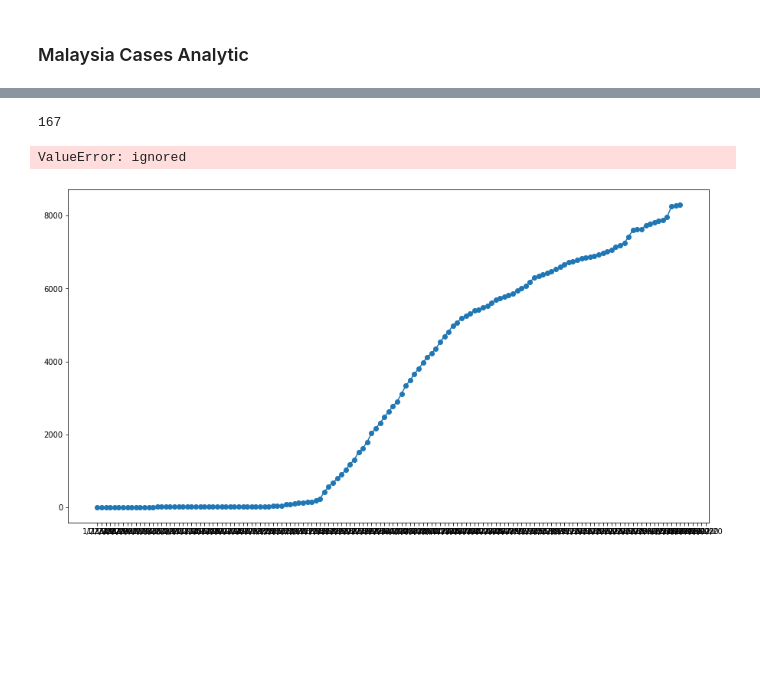
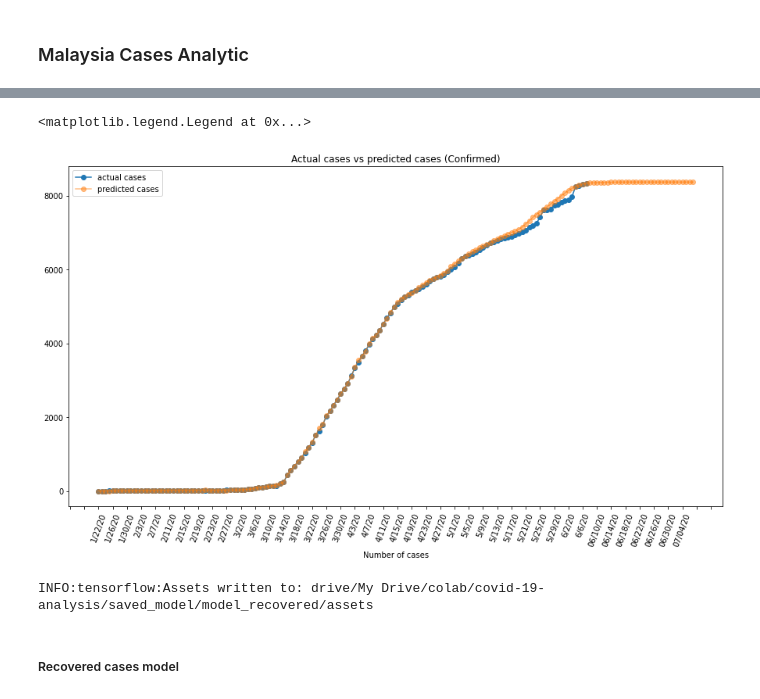
Before and after one commit to chunkhai96/covid-19-analysis, a Jupyter notebook: analysis_notebook.ipynb, the cells around one changed output, grey strips where cells are left out. Cells and saved outputs as stored; diff of their text form; code cells hidden in the pictures; blank space fills up the shorter version.

```diff
--- a/analysis_notebook.ipynb
+++ b/analysis_notebook.ipynb
@@ -331,27 +331,27 @@ print(X_train.shape, y_train.shape)
+# %%
+epochs = 1000
+batch_size = 64
+mh_confirmed = {
+    'loss': [],
+    'val_loss': []
+}
 # %%
-X_train_confirmed = np.array(my_confirmed).reshape(len(my_confirmed),1).astype(float)[:-1]
-y_train_confirmed = np.array(my_confirmed).reshape(len(my_confirmed),1).astype(float)[1:]
-epochs = 1000
-batch_size = 32
-model_hist = {
-    'loss': [],
-    'val_loss': []
-}
+shuffled_sample_confirmed, shuffled_label_confirmed = shuffle(sample_confirmed, label_confirmed)
 for i in tqdm(range(epochs)):
-  history = model_confirmed.fit(x=X_train_confirmed, y=y_train_confirmed,
+  history = model_confirmed.fit(x=shuffled_sample_confirmed, y=shuffled_label_confirmed,
                       epochs=1,
                       batch_size=batch_size,
                       validation_split=0.1,
                       shuffle=True,
                       verbose=0)
-  model_hist['loss'].append(history.history['loss'])
-  model_hist['val_loss'].append(history.history['val_loss'])
+  mh_confirmed['loss'].append(history.history['loss'])
+  mh_confirmed['val_loss'].append(history.history['val_loss'])
   if((int((i+1)%(epochs/10)) == 0) or (i == (epochs-1))):
     print(f"Epoch {i+1} -> loss: {history.history['loss']} val_loss: {history.history['val_loss']}")
 
 # Plot model traning loss
 plt.figure(figsize=(15,8))
-plt.plot(model_hist['loss'], label='train loss')
-plt.plot(model_hist['val_loss'], label='validation loss')
+plt.plot(mh_confirmed['loss'], label='train loss')
+plt.plot(mh_confirmed['val_loss'], label='validation loss')
 plt.legend()
 # %% [output]
@@ -375,33 +370,37 @@ ValueError: ignored
 # %%
+pred_confirmed = model_confirmed.predict(sample_confirmed)
+
 # Forecasting day
 forecast_days = 30
 
-# pred_feature = features[-1:]
-# pred_feature = np.concatenate((pred_feature[:,1:,:], y_pred[-1].reshape((1,1,3))),axis=1)
-pred_feature = y_pred[-1:]
+pred_feature = sample_confirmed[-1:]
+pred_feature = np.concatenate((pred_feature[:,1:,:], pred_confirmed[-1].reshape((1,1,1))),axis=1)
+# pred_feature = pred_confirmed[-1:]
 pred_date = dates
 
 
 for day in range(forecast_days):
-    pred = model.predict(pred_feature)
-    y_pred = np.concatenate((y_pred, pred), axis=0)
+    pred = model_confirmed.predict(pred_feature)
+    pred_confirmed = np.concatenate((pred_confirmed, pred), axis=0)
     pred_date = pred_date + [(datetime.strptime(pred_date[-1], '%x') + timedelta(days=1)).strftime("%x")]
-    # pred_feature = np.concatenate((pred_feature[:,1:,:], pred.reshape((1,1,3))),axis=1)
-    pred_feature = y_pred[-1:]
+    pred_feature = np.concatenate((pred_feature[:,1:,:], pred.reshape((1,1,1))),axis=1)
+    # pred_feature = pred_confirmed[-1:]
-# %%
-len(pred_date)
-# %% [output]
-167
 # %%
 plt.figure(figsize=(15,8))
 plt.plot(dates, my_confirmed, marker='o', label='actual cases')
-plt.plot(pred_date[:-1], y_pred[:,0], marker='o', label='predicted cases', alpha=0.5)
+plt.plot(pred_date, pred_confirmed, marker='o', label='predicted cases', alpha=0.5)
 plt.title("Actual cases vs predicted cases (Confirmed)")
 plt.xlabel('Date')
 plt.xlabel('Number of cases')
 plt.gca().xaxis.set_major_locator(plt.MaxNLocator(nbins=50))
 plt.xticks(rotation=70)
 plt.legend()
 # %% [output]
-ValueError: ignored
+<matplotlib.legend.Legend at 0x...>
-[figure, old version]
+[figure, new version]
+# %%
+model_recovered.save(f'{WORKING_DIR}/saved_model/model_recovered')
+# %% [output]
+INFO:tensorflow:Assets written to: drive/My Drive/colab/covid-19-analysis/saved_model/model_recovered/assets
+# %% [markdown]
+##### Recovered cases model
```
Also changed, not shown: parts of 37 cells of this notebook.
